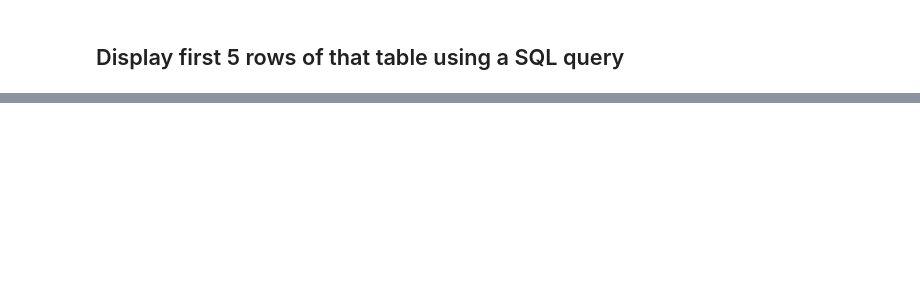
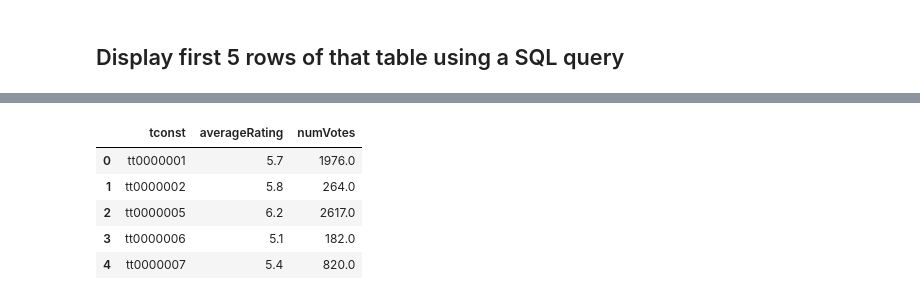
Before and after one commit to hawkeyedatatsai/IMDB-Data, a Jupyter notebook: IMDB Data Part-3.ipynb, the cells around one changed output, grey strips where cells are left out. Cells and saved outputs as stored; diff of their text form; code cells hidden in the pictures; blank space fills up the shorter version.

```diff
--- a/IMDB Data Part-3.ipynb
+++ b/IMDB Data Part-3.ipynb
@@ -298,0 +330,15 @@ KeyError: 'genre_name'
+# %%
+q = """
+SELECT *
+FROM title_ratings
+LIMIT 5;
+"""
+
+pd.read_sql(q, engine)
+# %% [output]
+|  | tconst | averageRating | numVotes |
+| 0 | tt0000001 | 5.7 | 1976.0 |
+| 1 | tt0000002 | 5.8 | 264.0 |
+| 2 | tt0000005 | 6.2 | 2617.0 |
+| 3 | tt0000006 | 5.1 | 182.0 |
+| 4 | tt0000007 | 5.4 | 820.0 |
```
Also changed, not shown: parts of 12 cells of this notebook.
